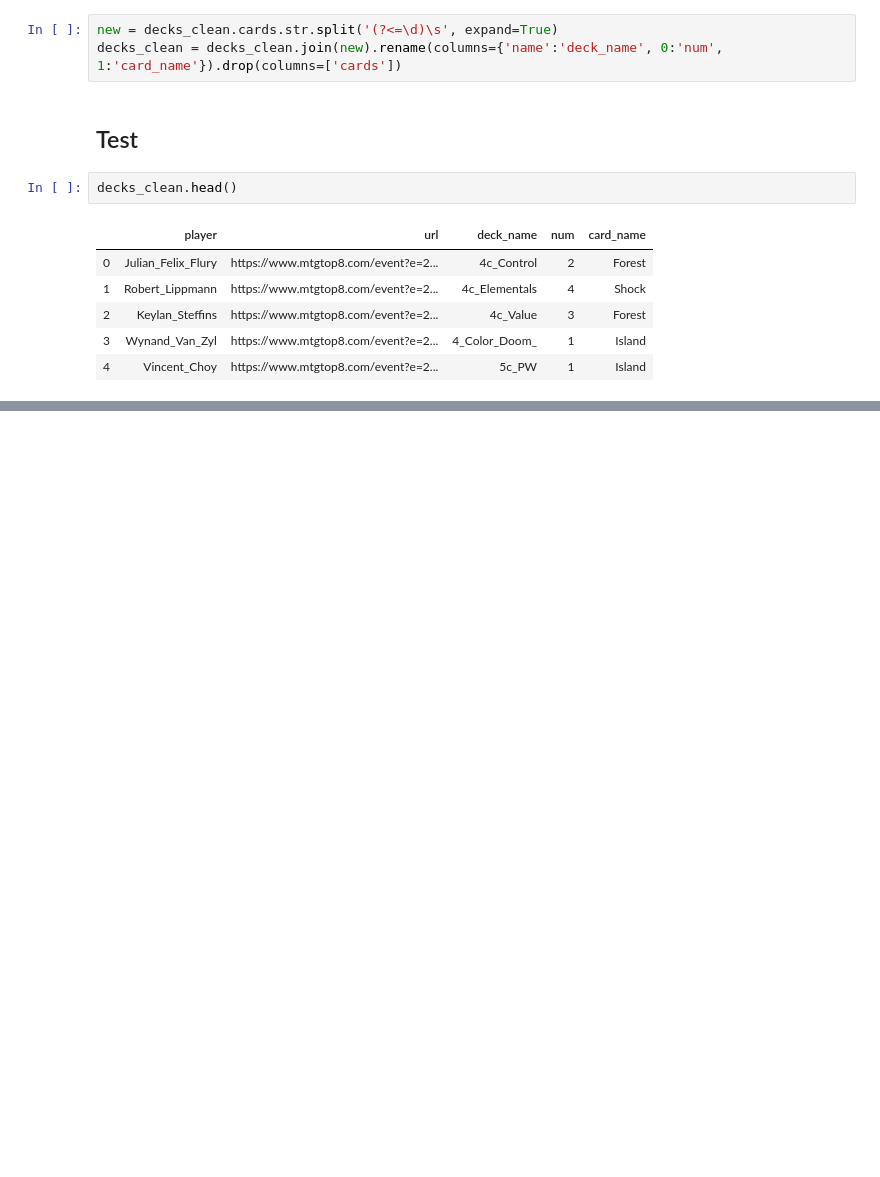
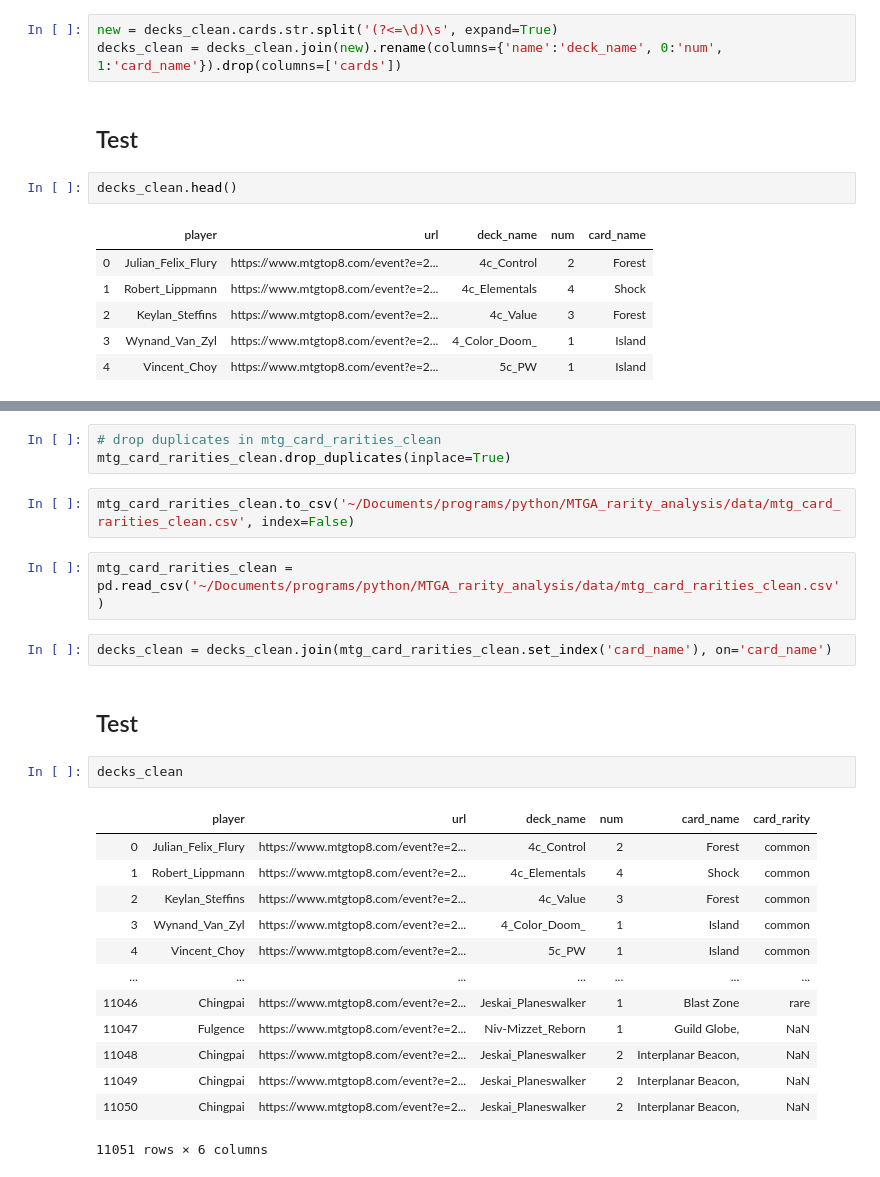
Before and after one commit to jcorum11/MTGA_rarity_analysis, a Jupyter notebook: wrangle_notebooks/mtg_wrangle_act.ipynb, the cells around one changed output, grey strips where cells are left out. Drawn from its saved outputs; the diff is of its cells as text; blank space fills up the shorter version.

```diff
--- a/wrangle_notebooks/mtg_wrangle_act.ipynb
+++ b/wrangle_notebooks/mtg_wrangle_act.ipynb
@@ -147,0 +240,27 @@ decks_clean.to_csv('~/Documents/programs/python/MTGA_rarity_analysis/data/decks.
+# %%
+# drop duplicates in mtg_card_rarities_clean
+mtg_card_rarities_clean.drop_duplicates(inplace=True)
+# %%
+mtg_card_rarities_clean.to_csv('~/Documents/programs/python/MTGA_rarity_analysis/data/mtg_card_rarities_clean.csv', index=False)
+# %%
+mtg_card_rarities_clean = pd.read_csv('~/Documents/programs/python/MTGA_rarity_analysis/data/mtg_card_rarities_clean.csv')
+# %%
+decks_clean = decks_clean.join(mtg_card_rarities_clean.set_index('card_name'), on='card_name')
+# %% [markdown]
+## Test
+# %%
+decks_clean
+# %% [output]
+|  | player | url | deck_name | num | card_name | card_rarity |
+| 0 | Julian_Felix_Flury | https://www.mtgtop8.com/event?e=2... | 4c_Control | 2 | Forest | common |
+| 1 | Robert_Lippmann | https://www.mtgtop8.com/event?e=2... | 4c_Elementals | 4 | Shock | common |
+| 2 | Keylan_Steffins | https://www.mtgtop8.com/event?e=2... | 4c_Value | 3 | Forest | common |
+| 3 | Wynand_Van_Zyl | https://www.mtgtop8.com/event?e=2... | 4_Color_Doom_ | 1 | Island | common |
+| 4 | Vincent_Choy | https://www.mtgtop8.com/event?e=2... | 5c_PW | 1 | Island | common |
+| ... | ... | ... | ... | ... | ... | ... |
+| 11046 | Chingpai | https://www.mtgtop8.com/event?e=2... | Jeskai_Planeswalker | 1 | Blast Zone | rare |
+| 11047 | Fulgence | https://www.mtgtop8.com/event?e=2... | Niv-Mizzet_Reborn | 1 | Guild Globe, | NaN |
+| 11048 | Chingpai | https://www.mtgtop8.com/event?e=2... | Jeskai_Planeswalker | 2 | Interplanar Beacon, | NaN |
+| 11049 | Chingpai | https://www.mtgtop8.com/event?e=2... | Jeskai_Planeswalker | 2 | Interplanar Beacon, | NaN |
+| 11050 | Chingpai | https://www.mtgtop8.com/event?e=2... | Jeskai_Planeswalker | 2 | Interplanar Beacon, | NaN |
+11051 rows × 6 columns
```
Also changed, not shown: parts of 47 cells of this notebook, 8 other files.
